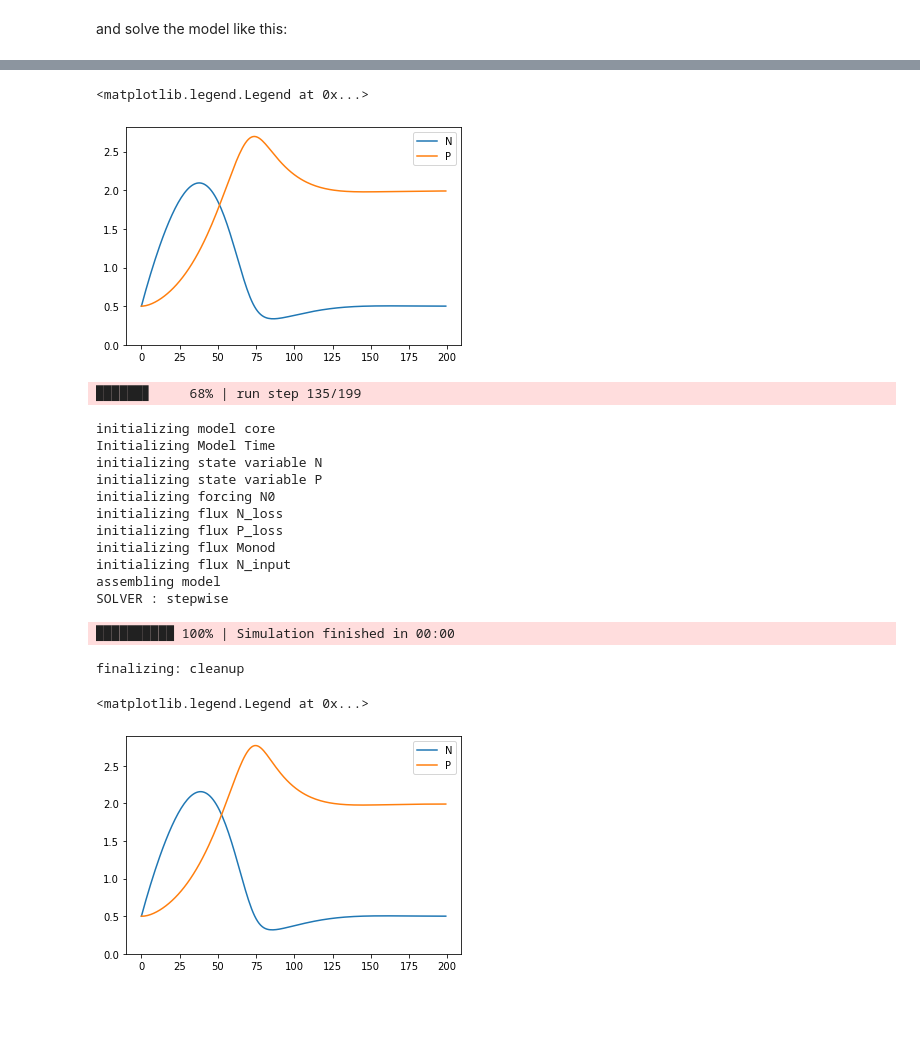
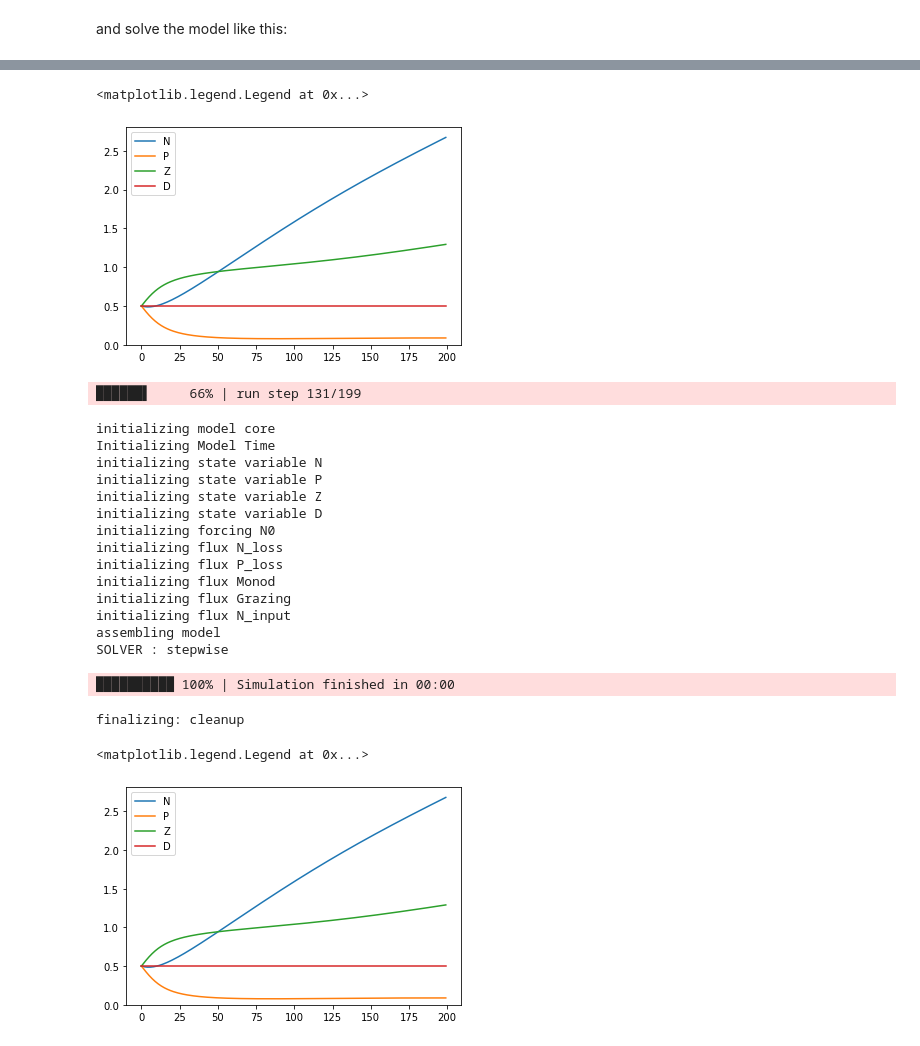
Before and after one commit to ben1post/phydra, a Jupyter notebook: prototypes/NewCore_NPZD_prototype.ipynb, the cells around one changed output, grey strips where cells are left out. Saved outputs shown, nothing was run; the diff lists cells and outputs as text; code cells hidden in the pictures; blank space fills up the shorter version.

Commit message:
added simple grazing flux
next step is dealing with mutli-components/functional groups as lists

```diff
--- a/prototypes/NewCore_NPZD_prototype.ipynb
+++ b/prototypes/NewCore_NPZD_prototype.ipynb
@@ -56,6 +57,8 @@ NPZD = phydra.create({
     # SV
     'N':SV,
     'P':SV,
+    'Z':SV,
+    'D':SV,
 
     # Fluxes
     'N_loss':LinearOutputFlux,
@@ -63,6 +66,7 @@ NPZD = phydra.create({
 
     # Exchanges
     'Monod':MonodUptake,
+    'Grazing':HollingTypeIIIGrazing,
 
     # Forcing
     'N_input':ForcingLinearInputFlux,
@@ -96,6 +100,8 @@ odeint_setup = phydra.setup('odeint', NPZD,
             input_vars={
                 'N__init':0.5,
                 'P__init':0.5,
+                'Z__init':0.5,
+                'D__init':0.5,
 
                 'N_loss':{'sv':'N',
                           'rate':.01},
@@ -105,15 +111,21 @@ odeint_setup = phydra.setup('odeint', NPZD,
 
                 'N_input':{'sv':'N',
                           'fx':'N0',
-                          'rate':.5},
+                          'rate':.1},
 
                 'Monod':{'resource':'N',
                         'consumer':'P',
                         'halfsat':.5},
 
+                'Grazing':{'resource':'P',
+                        'consumer':'Z',
+                        'feed_pref':1.,
+                        'Imax':1.5,
+                        'kZ':.7},
+
                 'N0__value':2.,
             },
-            output_vars={'N__value','P__value'}
+            output_vars={'N__value','P__value','Z__value','D__value'}
             )
 # %%
 gekko_setup = phydra.update_setup(model=NPZD, old_setup=odeint_setup, new_solver="gekko")
@@ -182,24 +201,29 @@ finalizing: cleanup
 # %%
 plt.plot(out_ds1.N__value, label='N')
 plt.plot(out_ds1.P__value, label='P')
+plt.plot(out_ds1.Z__value, label='Z')
+plt.plot(out_ds1.D__value, label='D')
 plt.ylim(bottom=0)
 plt.legend()
 # %% [output]
 <matplotlib.legend.Legend at 0x...>
-[figure, old version]
+[figure, new version]
 # %%
 with ProgressBar(frontend="console"):
     out_ds2 = stepwise_setup.xsimlab.run(model=NPZD)
 # %% [output]
-██████▊     68% | run step 135/199
+██████▌     66% | run step 131/199
 initializing model core
 Initializing Model Time
 initializing state variable N
 initializing state variable P
+initializing state variable Z
+initializing state variable D
 initializing forcing N0
 initializing flux N_loss
 initializing flux P_loss
 initializing flux Monod
+initializing flux Grazing
 initializing flux N_input
 assembling model
 SOLVER : stepwise
@@ -208,8 +232,10 @@ finalizing: cleanup
 # %%
 plt.plot(out_ds2.N__value, label='N')
 plt.plot(out_ds2.P__value, label='P')
+plt.plot(out_ds2.Z__value, label='Z')
+plt.plot(out_ds2.D__value, label='D')
 plt.ylim(bottom=0)
 plt.legend()
 # %% [output]
 <matplotlib.legend.Legend at 0x...>
-[figure, old version]
+[figure, new version]
```
Also changed, not shown: parts of 5 cells of this notebook, 2 other files.
